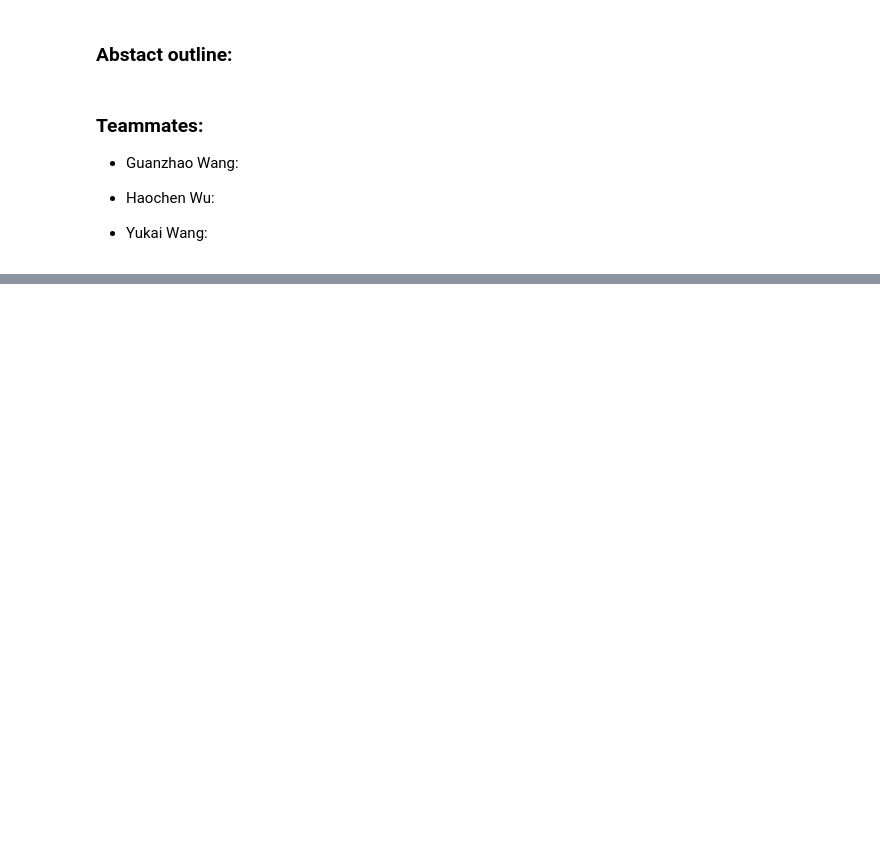
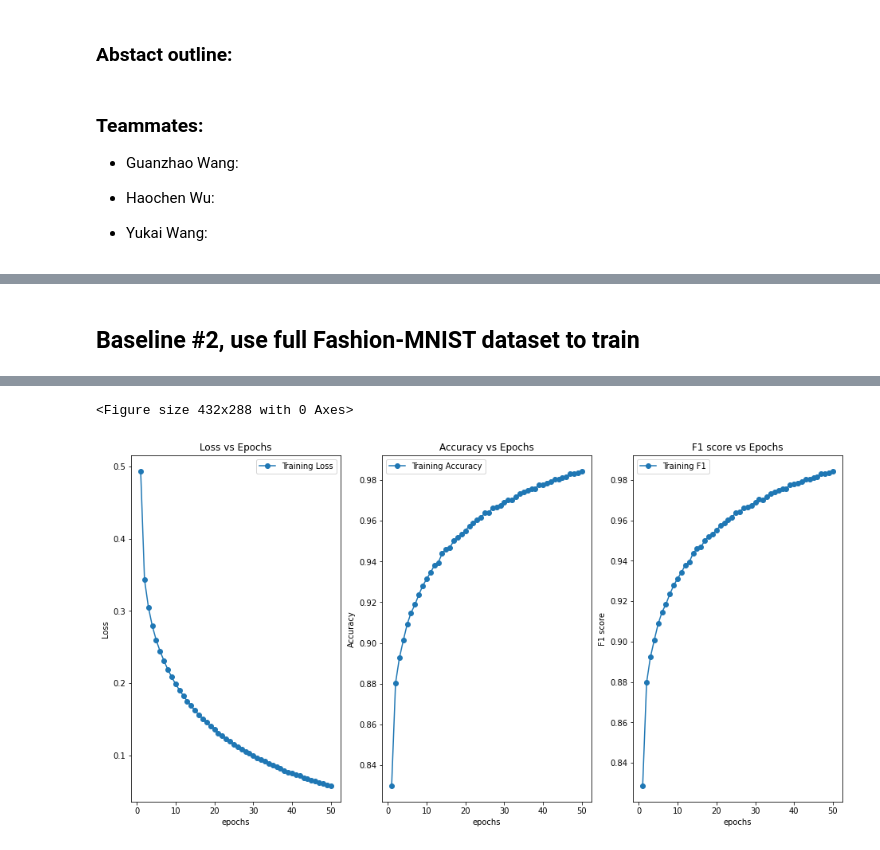
Before and after one commit to kew6688/Fashion-MNIST-Supervised-and-unsupervised-training, a Jupyter notebook: main.ipynb, the cells around one changed output, grey strips where cells are left out. Cells and saved outputs as stored; diff of their text form; code cells hidden in the pictures; blank space fills up the shorter version.

Commit message:
baseline result, change loss to batch loss

```diff
--- a/main.ipynb
+++ b/main.ipynb
@@ -21,9 +21,9 @@ from mylibs.report import report_summary
 import torch
 from torchvision import transforms
 # %%
-USE_GPU = False
-BATCH_SIZE = 32
-EPOCH = 5
+USE_GPU = True
+BATCH_SIZE = 64
+EPOCH = 50
 NUM_WORKERS = 2
 K = 7
 # %%
@@ -46,3 +37,5 @@ Labeling accuracy: 0.8794444444444445
+# %%
+train_data_loader, test_data_loader = getDataLoaders(include_labels=range(K), transform=transform, batch_size=BATCH_SIZE, num_workers=NUM_WORKERS, mode=0)
 # %%
 model = Net().to(device)
 optimizer = torch.optim.Adadelta(model.parameters(), lr=0.01)
@@ -65,0 +77,17 @@ Loss over test dataset: 0.45216789841651917
+# %% [markdown]
+## Baseline #2, use full Fashion-MNIST dataset to train
+# %%
+train_data_loader, test_data_loader = getDataLoaders(include_labels=range(K), transform=transform, batch_size=BATCH_SIZE, num_workers=NUM_WORKERS, mode=2)
+# %%
+model = Net().to(device)
+optimizer = torch.optim.Adadelta(model.parameters(), lr=0.01)
+eval_metrics = []
+
+# scheduler = StepLR(optimizer, step_size=1, gamma=args.gamma)
+for epoch in range(1, EPOCH+1):
+    eval_metric = train(train_data_loader, model, loss_function, optimizer, USE_GPU)
+    eval_metrics.append(eval_metric)
+    print(f"Epoch: {epoch} Loss: {eval_metric['loss']:.4f} Accuracy: {eval_metric['acc']:.4f} F1_score: {eval_metric['f1']:.4f}")
+
+report_summary(eval_metrics)
+# %% [output]
@@ -65,0 +111,2 @@ Loss over test dataset: 0.45216789841651917
+<Figure size 432x288 with 0 Axes>
+[figure, added]
```
Also changed, not shown: parts of 8 cells of this notebook, 3 other files.
